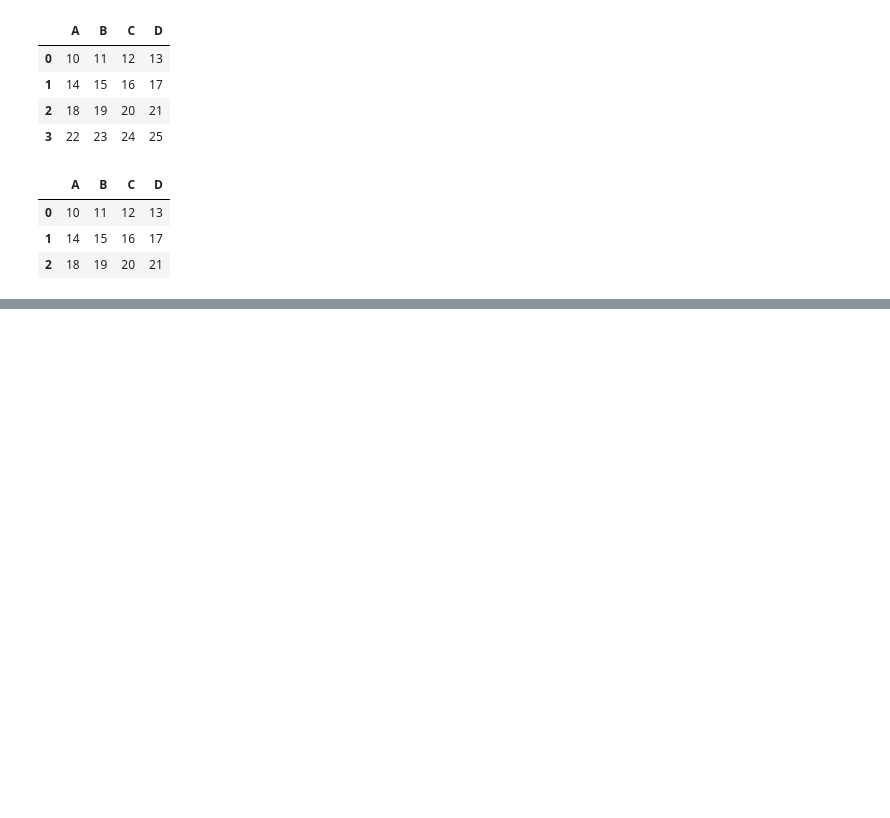
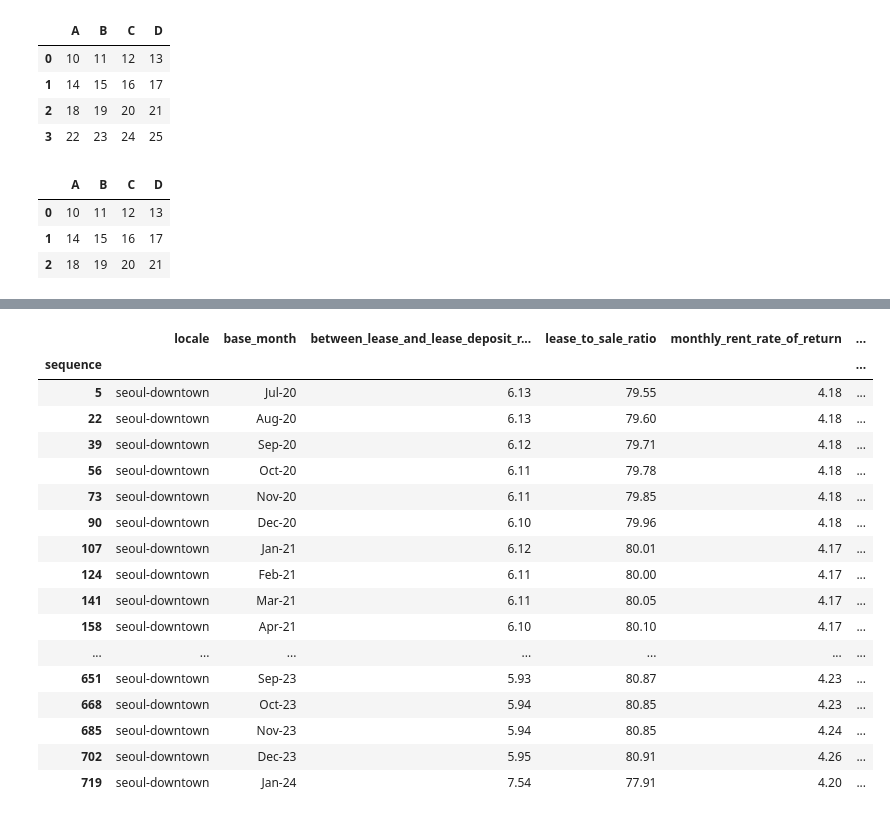
Before and after one commit to heesanggod/pythonworkspace, a Jupyter notebook: pandas_data_analysis/pandas_indexing.ipynb, the cells around one changed output, grey strips where cells are left out. Saved outputs shown, nothing was run; the diff lists cells and outputs as text; code cells hidden in the pictures; blank space fills up the shorter version.

```diff
--- a/pandas_data_analysis/pandas_indexing.ipynb
+++ b/pandas_data_analysis/pandas_indexing.ipynb
@@ -90,0 +147,23 @@ df2.loc[0:2]
+# %%
+# 1.
+practice_df = None
+
+try:
+    conn = mysql.connector.connect(
+        host = '127.0.0.1',
+        user = 'root',
+        password = 'root',
+        database = 'real_estate'
+    )
+
+    if conn.is_connected():
+        SQL = 'SELECT * FROM officetel_estate'
+        practice_df = pd.read_sql_query(SQL, conn, index_col='sequence')
+
+except Exception as e:
+    pass
+finally:
+    if conn.is_connected():
+        conn.close()
+
+practice_df
@@ -90,0 +202,23 @@ df2.loc[0:2]
+# %%
+# 3. locale이 seoul_downtown 인 레코드를 가지는 데이터프레임을 생성
+
+practice_df.loc[practice_df.locale == 'seoul-downtown']
+# %% [output]
+|  | locale | base_month | between_lease_and_lease_deposit_r... | lease_to_sale_ratio | monthly_rent_rate_of_return | ... |
+| sequence |  |  |  |  |  | ... |
+| 5 | seoul-downtown | Jul-20 | 6.13 | 79.55 | 4.18 | ... |
+| 22 | seoul-downtown | Aug-20 | 6.13 | 79.60 | 4.18 | ... |
+| 39 | seoul-downtown | Sep-20 | 6.12 | 79.71 | 4.18 | ... |
+| 56 | seoul-downtown | Oct-20 | 6.11 | 79.78 | 4.18 | ... |
+| 73 | seoul-downtown | Nov-20 | 6.11 | 79.85 | 4.18 | ... |
+| 90 | seoul-downtown | Dec-20 | 6.10 | 79.96 | 4.18 | ... |
+| 107 | seoul-downtown | Jan-21 | 6.12 | 80.01 | 4.17 | ... |
+| 124 | seoul-downtown | Feb-21 | 6.11 | 80.00 | 4.17 | ... |
+| 141 | seoul-downtown | Mar-21 | 6.11 | 80.05 | 4.17 | ... |
+| 158 | seoul-downtown | Apr-21 | 6.10 | 80.10 | 4.17 | ... |
+| ... | ... | ... | ... | ... | ... | ... |
+| 651 | seoul-downtown | Sep-23 | 5.93 | 80.87 | 4.23 | ... |
+| 668 | seoul-downtown | Oct-23 | 5.94 | 80.85 | 4.23 | ... |
+| 685 | seoul-downtown | Nov-23 | 5.94 | 80.85 | 4.24 | ... |
+| 702 | seoul-downtown | Dec-23 | 5.95 | 80.91 | 4.26 | ... |
+| 719 | seoul-downtown | Jan-24 | 7.54 | 77.91 | 4.20 | ... |
```
Also changed, not shown: parts of 14 cells of this notebook.
